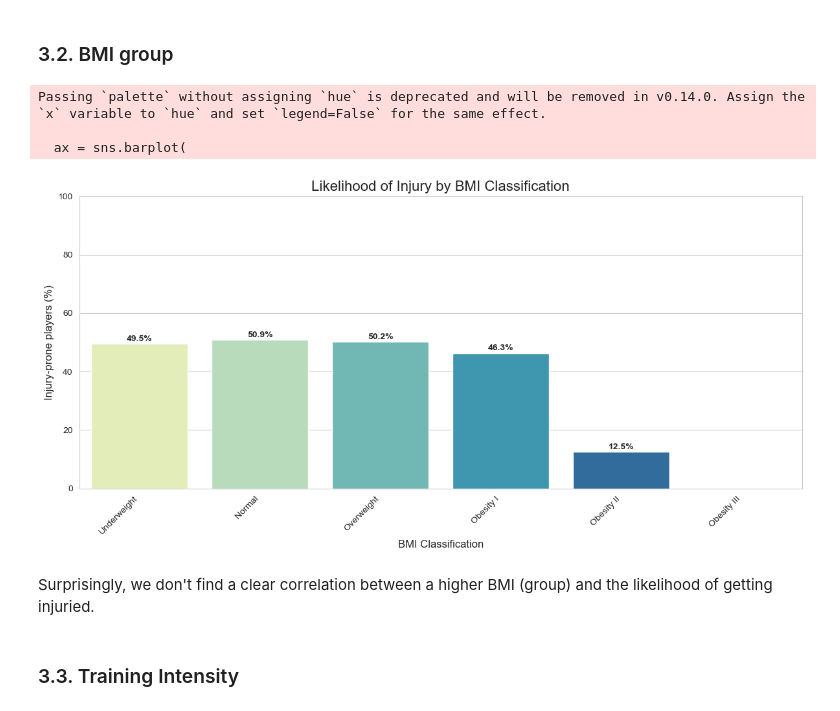
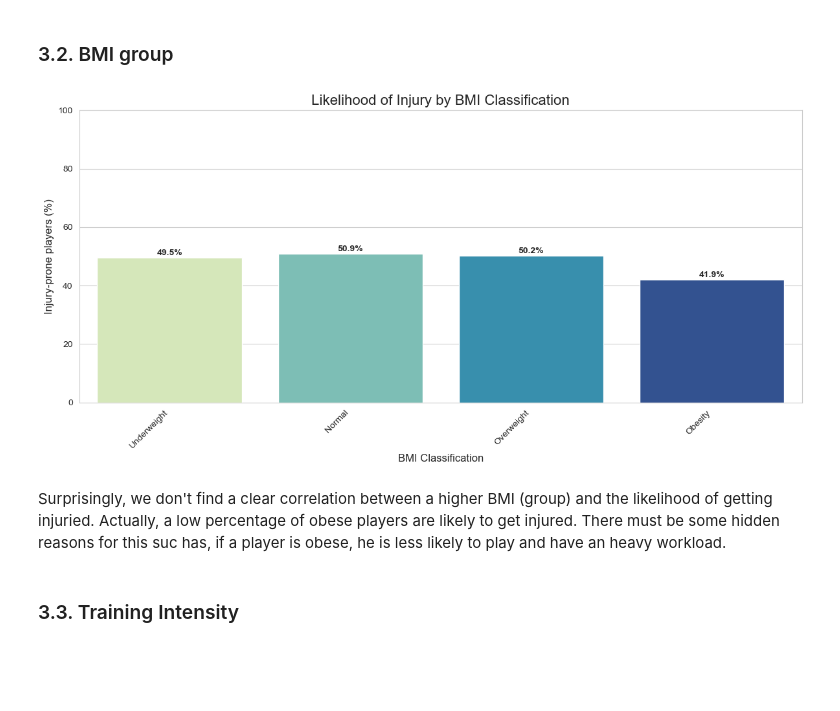
Before and after one commit to Data-Henrique/Football, a Jupyter notebook: Player Injury Project/player_injury.ipynb, the cells around one changed output. Saved outputs shown, nothing was run; the diff lists cells and outputs as text; code cells hidden in the pictures; blank space fills up the shorter version.

```diff
--- a/Player Injury Project/player_injury.ipynb
+++ b/Player Injury Project/player_injury.ipynb
@@ -98,8 +99,8 @@ Using BMI, I'll also classificate if a player is underweight, normal, or overwei
 df['BMI'] = df['Player_Weight'] / (df['Player_Height'] / 100) ** 2
 
 ## Classifing a player according to its BMI
-gaps = [-float('inf'), 18.5, 24.9, 29.9, 34.9, 39.9, float('inf')]
-categories = ['Underweight', 'Normal', 'Overweight', 'Obesity I', 'Obesity II', 'Obesity III']
+gaps = [-float('inf'), 18.5, 24.9, 29.9, float('inf')]
+categories = ['Underweight', 'Normal', 'Overweight', 'Obesity']
 
 df['BMI_Classification'] = pd.cut(df['BMI'], bins=gaps, labels=categories, right=False)
 # %% [markdown]
@@ -180,47 +181,36 @@ We can see that older players are more prone to getting injured, with the surpri
 # %% [markdown]
 ### 3.2. BMI group
 # %%
-import matplotlib.pyplot as plt
-import seaborn as sns
-
-# Calculate the percentage of injuries by BMI classification
+# First, we calculate the percentage of number of player likely to get injured by BMI classification
 injury_by_bmi = df.groupby('BMI_Classification', observed=True)['Likelihood_of_Injury'].mean() * 100
 
-# Create a figure
 plt.figure(figsize=(12, 6))
 
-# Create the bar plot without the hue parameter (since we already group by BMI_Classification)
-ax = sns.barplot(
-    x=injury_by_bmi.index,
+# Create the bar plot
+ax = sns.barplot(x=injury_by_bmi.index,
     y=injury_by_bmi.values,
-    hue=injury_by_bmi.index
-    palette="YlGnBu"  # Different color palette for BMI
+    hue=injury_by_bmi.index,
+    palette="YlGnBu"
 )
 
 # Add percentage labels on top of each bar
 for i, v in enumerate(injury_by_bmi.values):
     ax.text(i, v + 1, f'{v:.1f}%', ha='center', fontweight='bold')
 
 # Set titles and labels
 plt.title('Likelihood of Injury by BMI Classification', fontsize=16)
 plt.xlabel('BMI Classification', fontsize=12)
 plt.ylabel('Injury-prone players (%)', fontsize=12)
 plt.ylim(0, 100)  # Set y-axis to percentage scale
 
-# Rotate x-axis labels if needed for better readability
 plt.xticks(rotation=45, ha='right')
-
 plt.tight_layout()
 
-# Show the plot
 plt.show()
 # %% [output]
-Passing `palette` without assigning `hue` is deprecated and will be removed in v0.14.0. Assign the `x` variable to `hue` and set `legend=False` for the same effect.
-
-  ax = sns.barplot(
-[figure, old version]
+[figure, new version]
 # %% [markdown]
-Surprisingly, we don't find a clear correlation between a higher BMI (group) and the likelihood of getting injuried.
+Surprisingly, we don't find a clear correlation between a higher BMI (group) and the likelihood of getting injuried. Actually, a low percentage of obese players are likely to get injured. There must be some hidden reasons for this suc has, if a player is obese, he is less likely to play and have an heavy workload.
 # %% [markdown]
 ### 3.3. Training Intensity
 # %%
```
Also changed, not shown: parts of 15 cells of this notebook.
